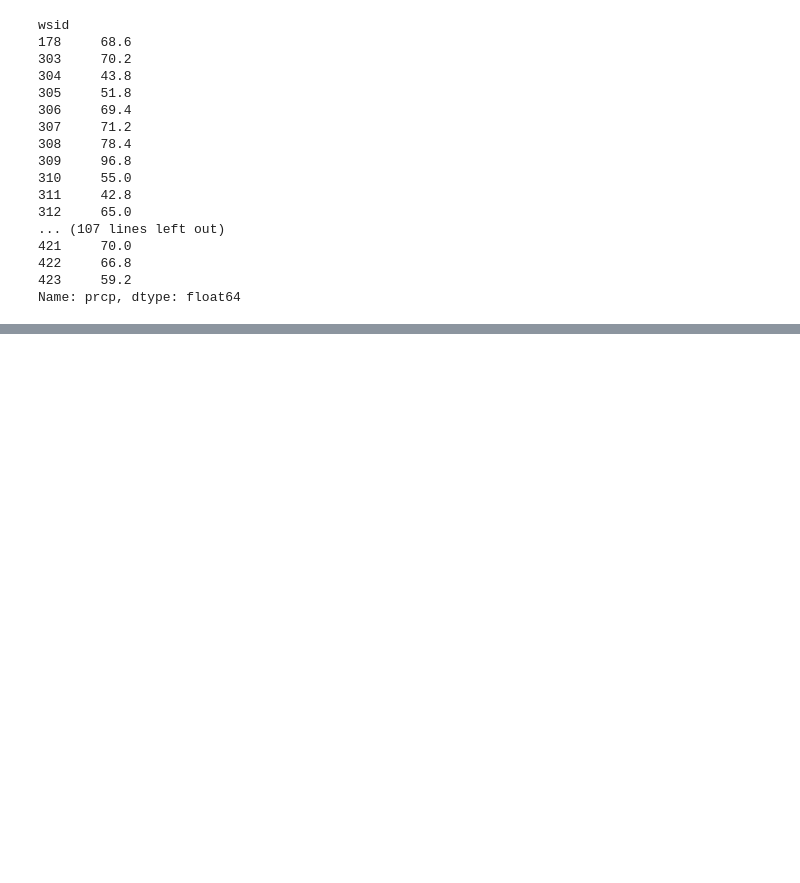
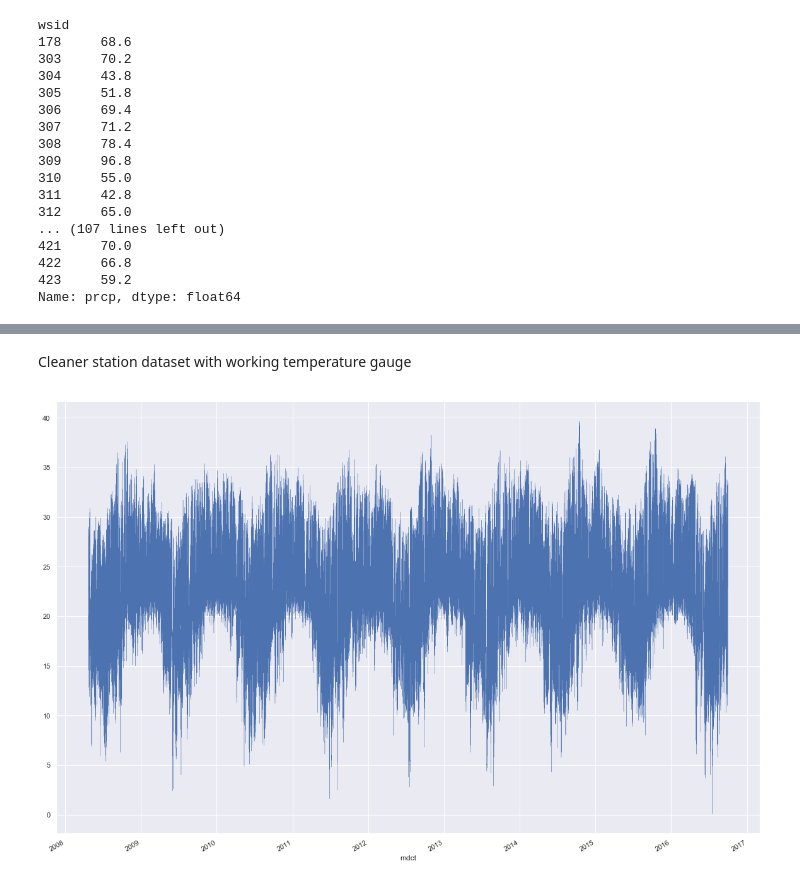
Before and after one commit to sanjayr1/Data_Tools_Brazil_Weather, a Jupyter notebook: Factoids.ipynb, the cells around one changed output, grey strips where cells are left out. Drawn from its saved outputs; the diff is of its cells as text; code cells hidden in the pictures; blank space fills up the shorter version.

```diff
--- a/Factoids.ipynb
+++ b/Factoids.ipynb
@@ -144,0 +159,10 @@ Name: prcp, dtype: float64
+# %% [markdown]
+Cleaner station dataset with working temperature gauge
+# %%
+sns.set(rc={'figure.figsize':(20, 14)})
+is_420 = df['wsid'] == 420
+station_420 = df[is_420]
+
+station_420['temp'].plot(linewidth=0.3);
+# %% [output]
+[figure, added]
```
Also changed, not shown: parts of 3 cells of this notebook, 2 other files.
